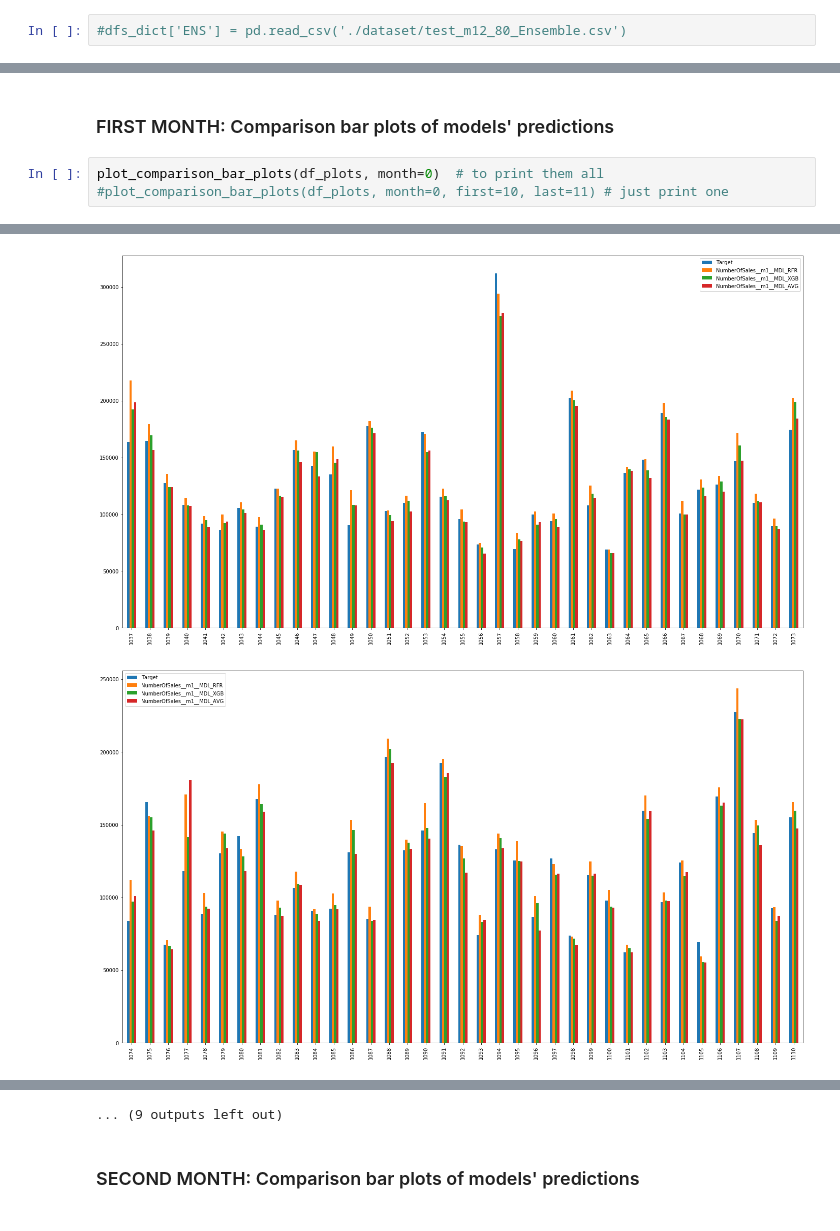
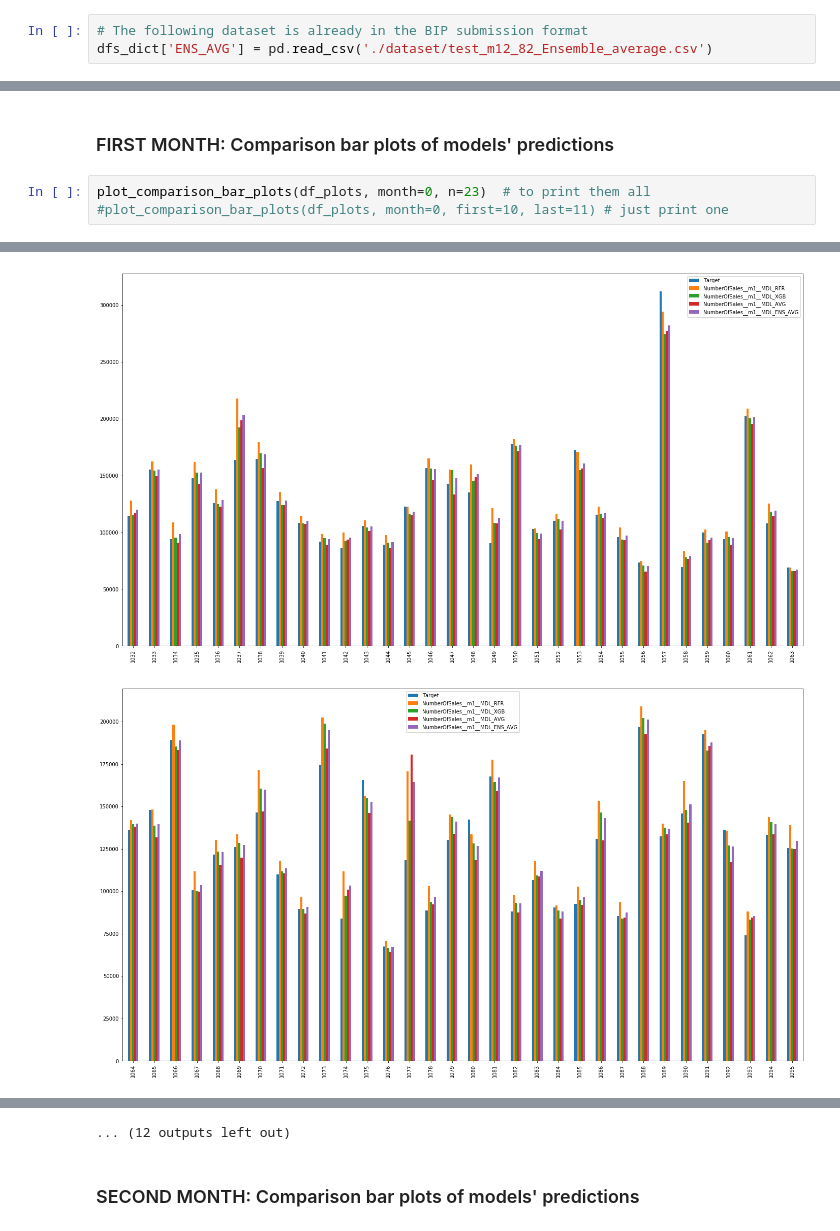
Before and after one commit to mirkomantovani/DMTM-project-BIP, a Jupyter notebook: 9.0_Models_predictions_comparison.ipynb, the cells around one changed output, grey strips where cells are left out. Drawn from its saved outputs; the diff is of its cells as text.

```diff
--- a/9.0_Models_predictions_comparison.ipynb
+++ b/9.0_Models_predictions_comparison.ipynb
@@ -28,2 +34,3 @@ dfs_dict['AVG'] = pd.read_csv('./dataset/test_m12_70_Model_monthly_average.csv')
 # %%
-#dfs_dict['ENS'] = pd.read_csv('./dataset/test_m12_80_Ensemble.csv')
+# The following dataset is already in the BIP submission format
+dfs_dict['ENS_AVG'] = pd.read_csv('./dataset/test_m12_82_Ensemble_average.csv')
@@ -186,6 +181,6 @@ def plot_comparison_bar_plots(df_plots, month=0, n=20, first=0, last=None):
 # %% [markdown]
 ### FIRST MONTH: Comparison bar plots of models' predictions
 # %%
-plot_comparison_bar_plots(df_plots, month=0)  # to print them all
+plot_comparison_bar_plots(df_plots, month=0, n=23)  # to print them all
 #plot_comparison_bar_plots(df_plots, month=0, first=10, last=11) # just print one
 # %% [output]
@@ -193,2 +188,2 @@ plot_comparison_bar_plots(df_plots, month=0)  # to print them all
-[figure, old version]
+[figure, new version]
-[figure, old version]
+[figure, new version]
@@ -204,4 +199,4 @@ plot_comparison_bar_plots(df_plots, month=0)  # to print them all
-... (9 outputs left out)
+... (12 outputs left out)
 # %% [markdown]
 ### SECOND MONTH: Comparison bar plots of models' predictions
 # %%
```
Also changed, not shown: parts of 12 cells of this notebook, 1 other file.
